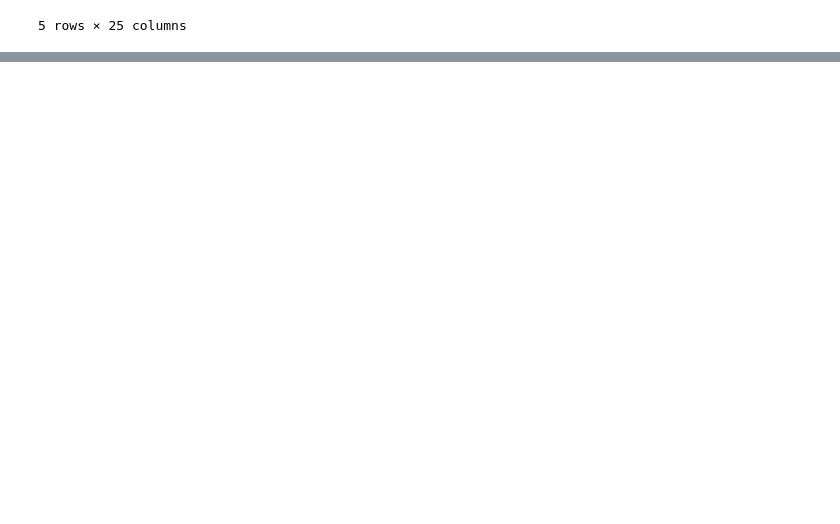
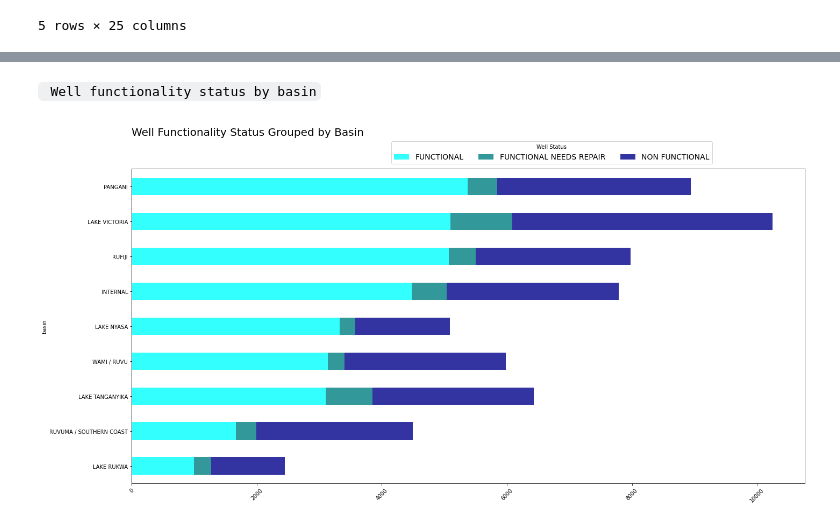
Before and after one commit to Ketty-Odero/Tanzanian-Water-Wells-Prediction-Model, a Jupyter notebook: index.ipynb, the cells around one changed output, grey strips where cells are left out. Cells and saved outputs as stored; diff of their text form; code cells hidden in the pictures; blank space fills up the shorter version.

Commit message:
EDA visuals

```diff
--- a/index.ipynb
+++ b/index.ipynb
@@ -97,0 +122,20 @@ df.head()
+# %%
+# Function to plot a stacked bar graph
+def plot_stackedbar(table, title, figsize):
+    """
+    Parameters:
+    - table: Crosstab DataFrame (e.g., from pd.crosstab)
+    - title: Title of the plot
+    - figsize: Tuple specifying the figure size
+    """
+    # colors
+    water_cmap = LinearSegmentedColormap.from_list("water_theme", ["#00FFFF", "#008080", "#00008B"])
+    # plot
+    table.plot(kind="barh", stacked=True, figsize=figsize, colormap=water_cmap, alpha=0.8)
+    plt.title(title, loc="left",fontsize=20, pad=40)
+    plt.xticks(rotation=45)
+    plt.legend(title="Well Status", fontsize=14, loc='upper left',
+        bbox_to_anchor=([0.38, 1.1, 0.58, 0]),
+        ncol=len(table.columns),frameon=True)
+    plt.tight_layout()
+plt.show()
@@ -97,0 +152,8 @@ df.head()
+# %% [markdown]
+ ` Well functionality status by basin`
+# %%
+table = pd.crosstab(df['basin'], df['status_group']).sort_values(by='FUNCTIONAL')
+title = 'Well Functionality Status Grouped by Basin\n'
+plot_stackedbar(table, title, (20,10))
+# %% [output]
+[figure, added]
```
Also changed, not shown: parts of 21 cells of this notebook.
